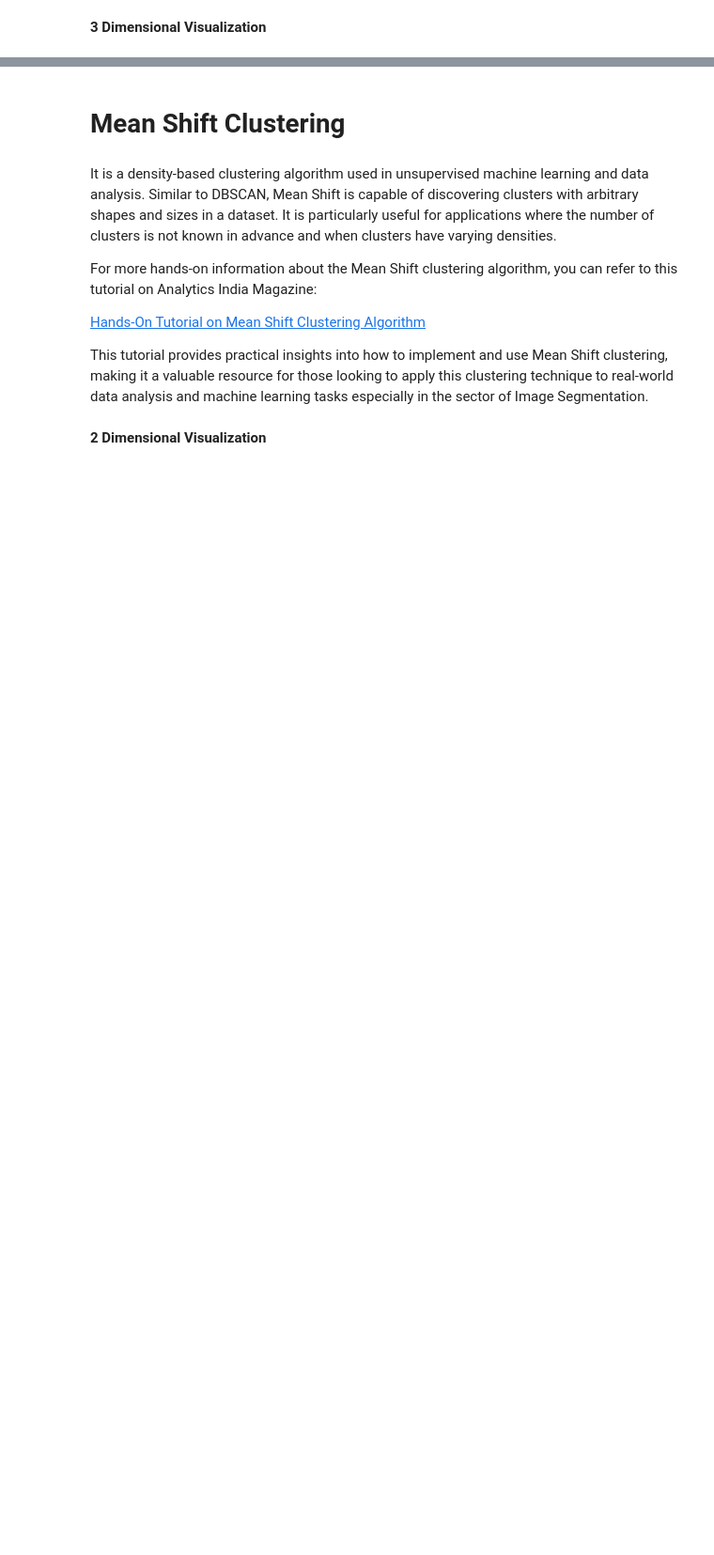
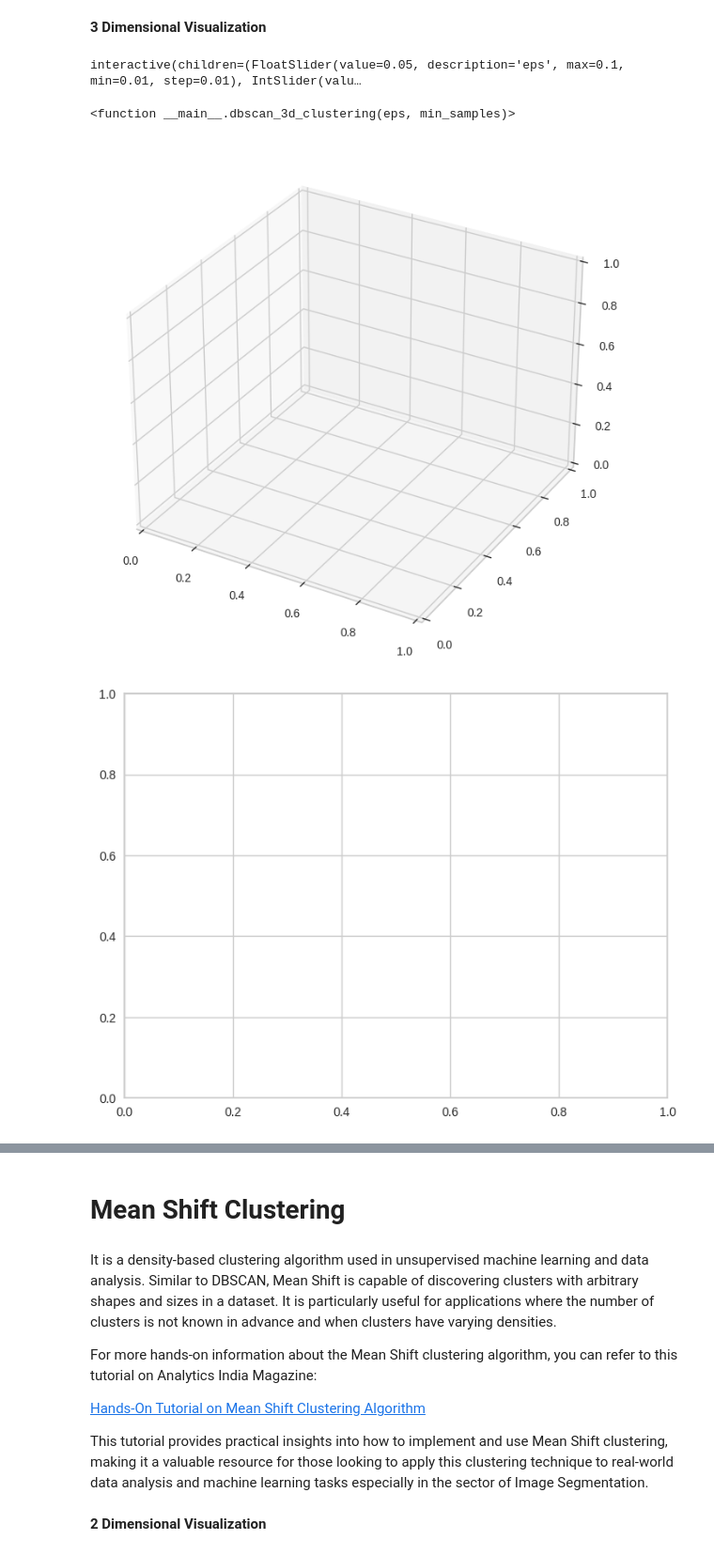
Before and after one commit to jeel-coder/Synapse_LP, a Jupyter notebook: Copy_of_Synapse_LP_Task_3_.ipynb, the cells around one changed output, grey strips where cells are left out. Shown at 94% size. Drawn from its saved outputs; the diff is of its cells as text; code cells hidden in the pictures; blank space fills up the shorter version.

```diff
--- a/Copy_of_Synapse_LP_Task_3_.ipynb
+++ b/Copy_of_Synapse_LP_Task_3_.ipynb
@@ -451,18 +471,0 @@ NameError: name 'agglomerative_3d_labels' is not defined
-# %%
-def agglomerative_3d_clustering(num_clusters):
-    agglomerative_3d = AgglomerativeClustering(n_clusters=num_clusters)
-    agglomerative_3d_labels =agglomerative.fit_predict(data_pca)  # write code here
-
-    # plot
-def agglomerative_3d_clustering(num_clusters):
-    agglomerative_3d = AgglomerativeClustering(n_clusters=num_clusters)
-    agglomerative_3d_labels =agglomerative.fit_predict(data_pca)  # write code here
-
-    # plot
-fig = plt.figure(figsize=(8, 6))
-ax = fig.add_subplot(111, projection='3d')
-scatter = ax.scatter(data_pca[:, 0], data_pca[:, 1], data_pca[:, 2], c=agglomerative_3d_labels, cmap="viridis", s=100, alpha=0.7)
-ax.set_title(f'Agglomerative Clustering with {num_clusters} Clusters')
-plt.colorbar(scatter)
-plt.show()
-interact(agglomerative_3d_clustering, num_clusters=(2,10,1 )) # fill here
@@ -503,0 +531,19 @@ interact(dbscan_3d_clustering, eps=( , , ), min_samples=(, , ))
+# %%
+# Perform DBSCAN clustering with interactive widget
+def dbscan_3d_clustering(eps, min_samples):
+   fig = plt.figure(figsize=(10, 8))
+   ax = fig.add_subplot(111, projection='3d')
+   dbscan = DBSCAN(eps=eps, min_samples=min_samples)
+   dbscan_labels = dbscan.fit_predict(data_pca)  # Compute labels
+   plt.figure(figsize=(8, 6))
+   sns.scatterplot(x=data_pca[:, 0], y=data_pca[:, 1],z=data_pca[:,2], hue=dbscan_labels, palette="viridis", s=100, alpha=0.7)
+   plt.title(f'DBSCAN Clustering (eps={eps}, min_samples={min_samples})')
+   plt.show()
+    # write the function yourselves here
+
+interact(dbscan_3d_clustering, eps=(0.01 ,0.1 ,0.01 ), min_samples=(1,20,1 ))
+# %% [output]
+interactive(children=(FloatSlider(value=0.05, description='eps', max=0.1, min=0.01, step=0.01), IntSlider(valu…
+<function __main__.dbscan_3d_clustering(eps, min_samples)>
+[figure, added]
+[figure, added]
```
Also changed, not shown: parts of 20 cells of this notebook.
